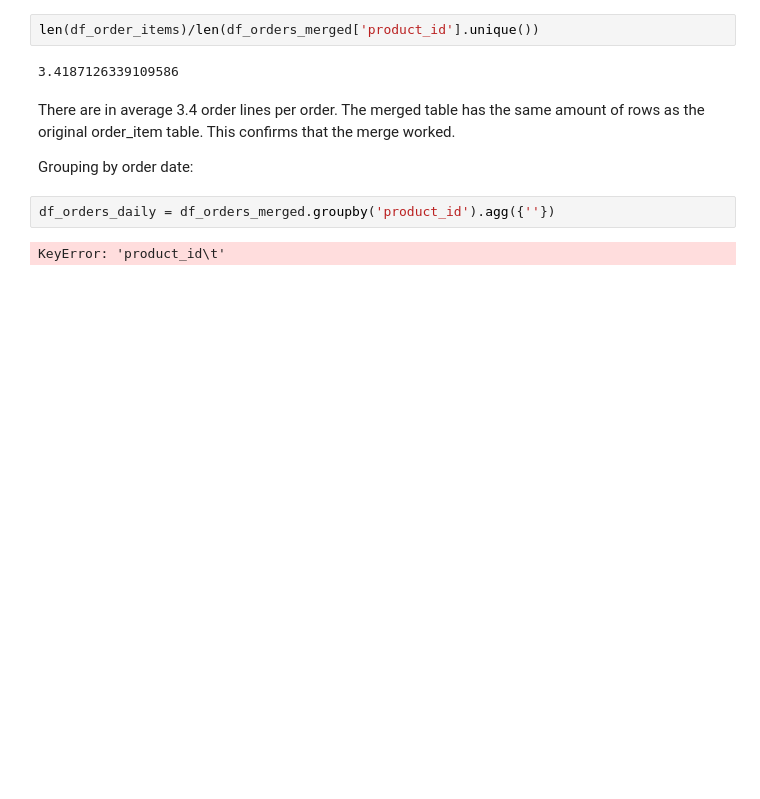
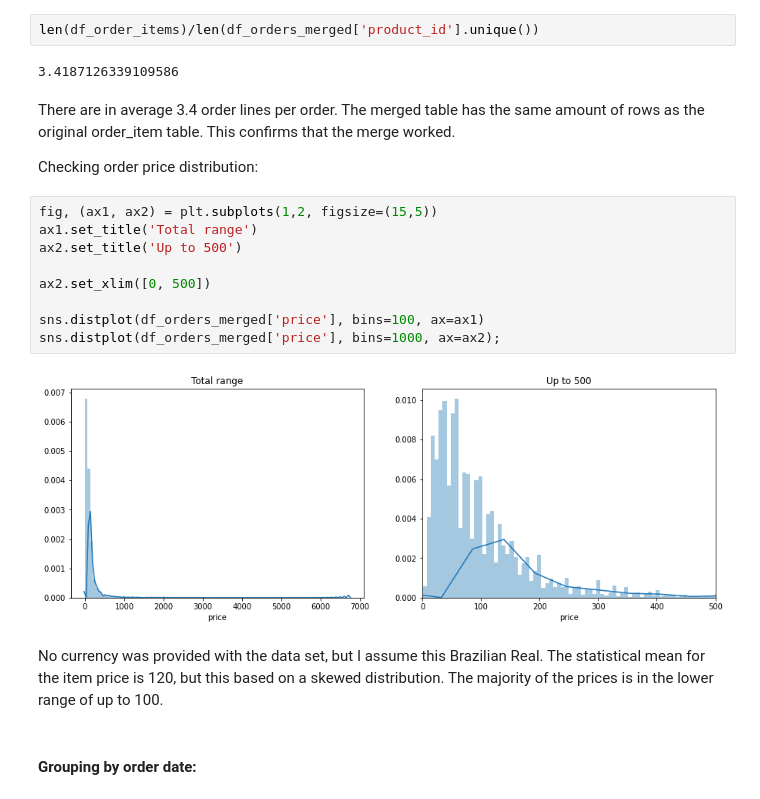
Before and after one commit to LarsTinnefeld/olist_ecom_analysis, a Jupyter notebook: olist_analysis.ipynb, the cells around one changed output. Saved outputs shown, nothing was run; the diff lists cells and outputs as text; blank space fills up the shorter version.

```diff
--- a/olist_analysis.ipynb
+++ b/olist_analysis.ipynb
@@ -356,8 +356,19 @@ len(df_order_items)/len(df_orders_merged['product_id'].unique())
 # %% [markdown]
 There are in average 3.4 order lines per order. The merged table has the same amount of rows as the original order_item table. This confirms that the merge worked.
 
-Grouping by order date:
+Checking order price distribution:
-# %%
-df_orders_daily = df_orders_merged.groupby('product_id').agg({''})
-# %% [output]
-KeyError: 'product_id\t'
+# %%
+fig, (ax1, ax2) = plt.subplots(1,2, figsize=(15,5))
+ax1.set_title('Total range')
+ax2.set_title('Up to 500')
+
+ax2.set_xlim([0, 500])
+
+sns.distplot(df_orders_merged['price'], bins=100, ax=ax1)
+sns.distplot(df_orders_merged['price'], bins=1000, ax=ax2);
+# %% [output]
+[figure, added]
+# %% [markdown]
+No currency was provided with the data set, but I assume this Brazilian Real. The statistical mean for the item price is 120, but this based on a skewed distribution. The majority of the prices is in the lower range of up to 100.
+# %% [markdown]
+#### Grouping by order date:
```
Also changed, not shown: parts of 2 cells of this notebook.
